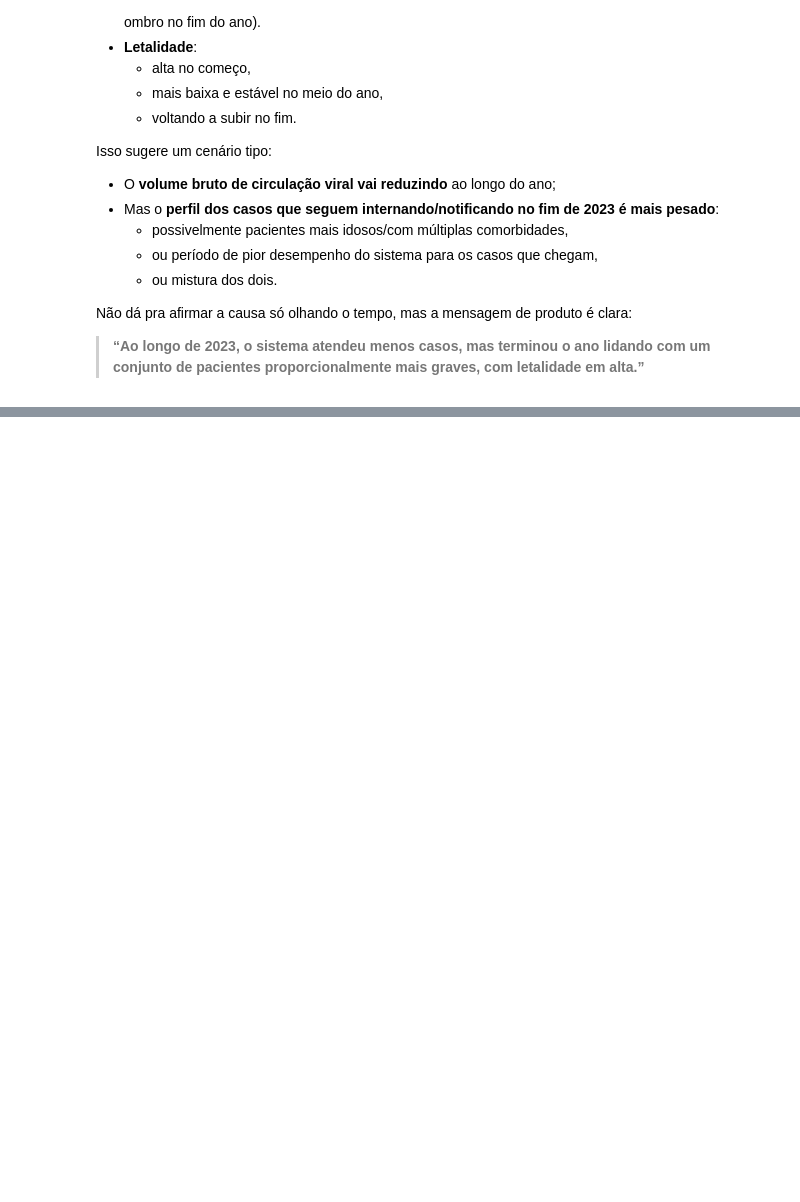
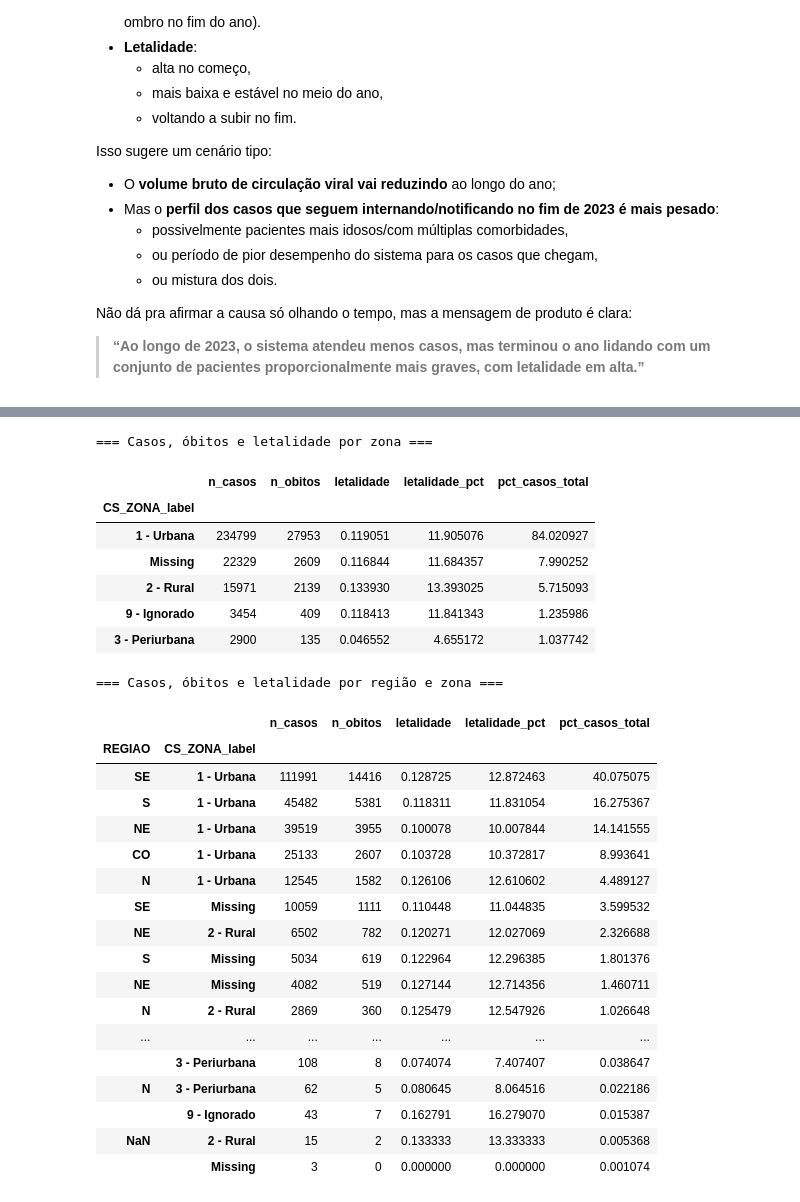
Before and after one commit to CaosHorseman/srag_2023_analysis, a Jupyter notebook: notebooks/EDA_ANALITICA.ipynb, the cells around one changed output, grey strips where cells are left out. Drawn from its saved outputs; the diff is of its cells as text; code cells hidden in the pictures; blank space fills up the shorter version.

```diff
--- a/notebooks/EDA_ANALITICA.ipynb
+++ b/notebooks/EDA_ANALITICA.ipynb
@@ -80,8 +80,8 @@ pd.set_option("display.max_columns", 120)
 # Caminhos Utilizados
 PROJECT_ROOT = Path.cwd().parent        # sobe um nível
 
-DATA_RAW = PROJECT_ROOT / "srag_2023_analysis" / "data" / "processed"
-CSV_PATH = DATA_RAW / "df_tipado.csv"
+DATA_PROCESSED = PROJECT_ROOT / "srag_2023_analysis" / "data" / "processed"
+CSV_PATH = DATA_PROCESSED / "df_tipado.csv"
 # %% [markdown]
 # EDA Analítica – Bloco 1: Grupos de Risco
 
@@ -2540,0 +2923,44 @@ Não dá pra afirmar a causa só olhando o tempo, mas a mensagem de produto é c
+# %%
+# ## 3. Zona / contexto territorial (urbana/rural/periurbana)
+
+if ZONA_LABEL_COL in df.columns:
+    df[ZONA_LABEL_COL] = df[ZONA_LABEL_COL].fillna("Missing")
+
+    resumo_zona = resumo_geo(df, [ZONA_LABEL_COL])
+    print("=== Casos, óbitos e letalidade por zona ===")
+    display(resumo_zona)
+
+    # Zona x região
+    resumo_zona_regiao = resumo_geo(df, ["REGIAO", ZONA_LABEL_COL])
+    print("=== Casos, óbitos e letalidade por região e zona ===")
+    display(resumo_zona_regiao)
+else:
+    print(f"Coluna {ZONA_LABEL_COL} não encontrada; ajuste o nome ou crie os labels de zona.")
+# %% [output]
+=== Casos, óbitos e letalidade por zona ===
+|  | n_casos | n_obitos | letalidade | letalidade_pct | pct_casos_total |
+| CS_ZONA_label |  |  |  |  |  |
+| 1 - Urbana | 234799 | 27953 | 0.119051 | 11.905076 | 84.020927 |
+| Missing | 22329 | 2609 | 0.116844 | 11.684357 | 7.990252 |
+| 2 - Rural | 15971 | 2139 | 0.133930 | 13.393025 | 5.715093 |
+| 9 - Ignorado | 3454 | 409 | 0.118413 | 11.841343 | 1.235986 |
+| 3 - Periurbana | 2900 | 135 | 0.046552 | 4.655172 | 1.037742 |
+=== Casos, óbitos e letalidade por região e zona ===
+|  |  | n_casos | n_obitos | letalidade | letalidade_pct | pct_casos_total |
+| REGIAO | CS_ZONA_label |  |  |  |  |  |
+| SE | 1 - Urbana | 111991 | 14416 | 0.128725 | 12.872463 | 40.075075 |
+| S | 1 - Urbana | 45482 | 5381 | 0.118311 | 11.831054 | 16.275367 |
+| NE | 1 - Urbana | 39519 | 3955 | 0.100078 | 10.007844 | 14.141555 |
+| CO | 1 - Urbana | 25133 | 2607 | 0.103728 | 10.372817 | 8.993641 |
+| N | 1 - Urbana | 12545 | 1582 | 0.126106 | 12.610602 | 4.489127 |
+| SE | Missing | 10059 | 1111 | 0.110448 | 11.044835 | 3.599532 |
+| NE | 2 - Rural | 6502 | 782 | 0.120271 | 12.027069 | 2.326688 |
+| S | Missing | 5034 | 619 | 0.122964 | 12.296385 | 1.801376 |
+| NE | Missing | 4082 | 519 | 0.127144 | 12.714356 | 1.460711 |
+| N | 2 - Rural | 2869 | 360 | 0.125479 | 12.547926 | 1.026648 |
+| ... | ... | ... | ... | ... | ... | ... |
+|  | 3 - Periurbana | 108 | 8 | 0.074074 | 7.407407 | 0.038647 |
+| N | 3 - Periurbana | 62 | 5 | 0.080645 | 8.064516 | 0.022186 |
+|  | 9 - Ignorado | 43 | 7 | 0.162791 | 16.279070 | 0.015387 |
+| NaN | 2 - Rural | 15 | 2 | 0.133333 | 13.333333 | 0.005368 |
+|  | Missing | 3 | 0 | 0.000000 | 0.000000 | 0.001074 |
```
Also changed, not shown: parts of 18 cells of this notebook, 2 other files.
